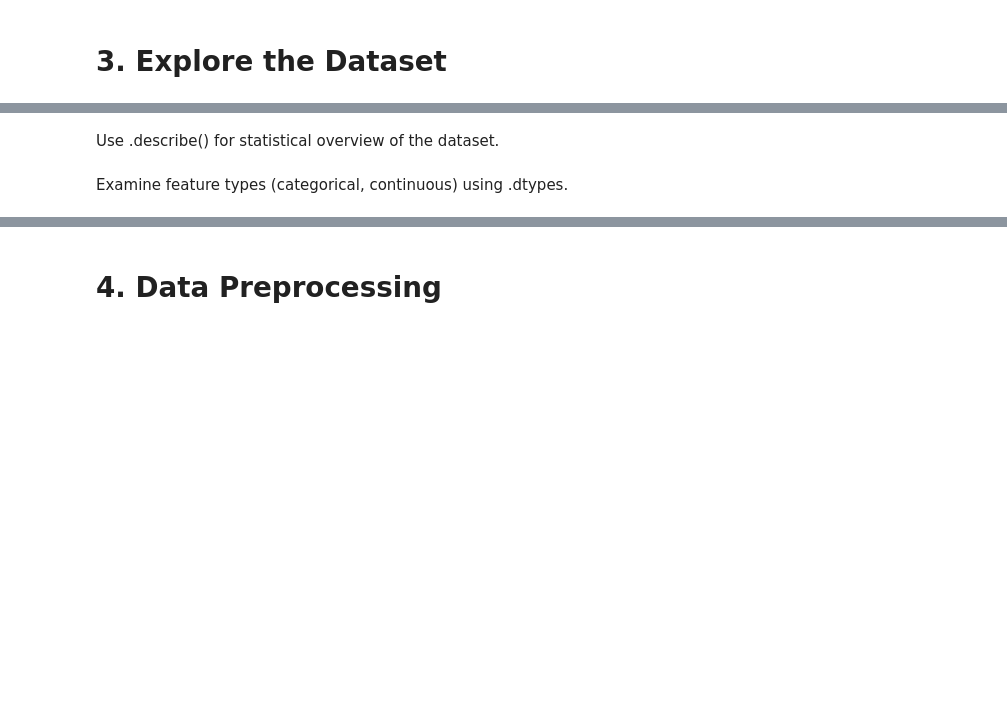
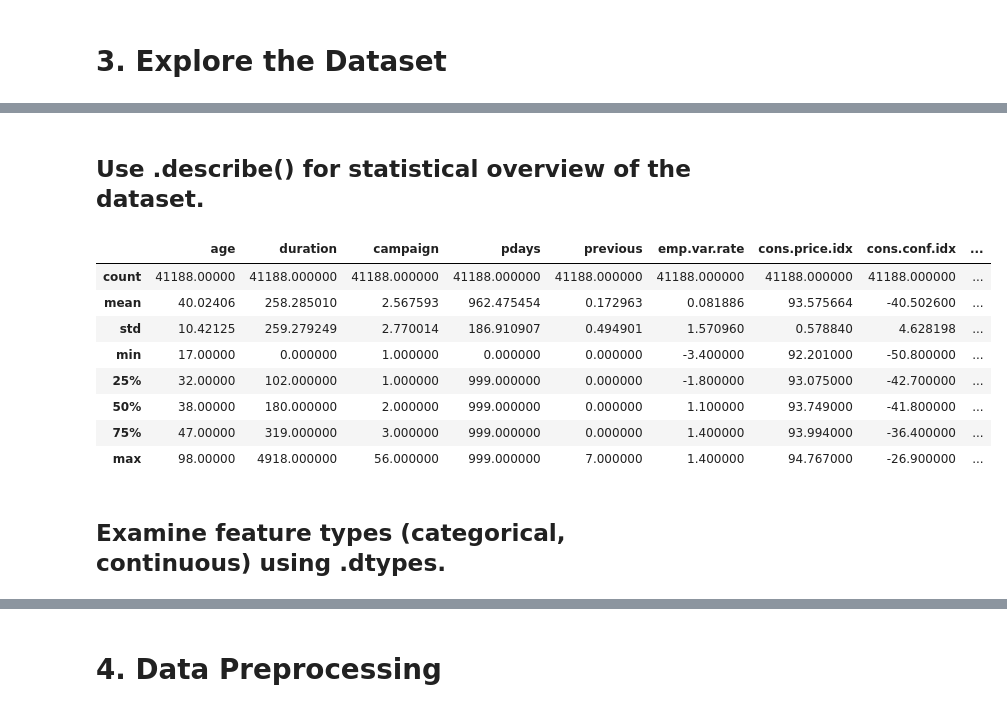
Before and after one commit to vihanga-induwara/Bank-Marketing, a Jupyter notebook: CM2604.ipynb, the cells around one changed output, grey strips where cells are left out. Saved outputs shown, nothing was run; the diff lists cells and outputs as text; code cells hidden in the pictures; blank space fills up the shorter version.

Commit message:
load and explore the data set

```diff
--- a/CM2604.ipynb
+++ b/CM2604.ipynb
@@ -4,6 +4,11 @@
 # **1. Load and Import Libraries**
 # %% [markdown]
 # **2. Load the Dataset**
+# %%
+import pandas as pd
+
+
+data = pd.read_csv("https://raw.githubusercontent.com/vihanga-induwara/Bank-Marketing/main/bank%2Bmarketing/bank-additional/bank-additional/bank-additional-full.csv", sep=";")
 # %% [markdown]
 # **3. Explore the Dataset**
 # %% [markdown]
@@ -15,4 +59,16 @@ Check for class imbalance using .value_counts() on the target variable.
 # %% [markdown]
-Use .describe() for statistical overview of the dataset.
+## **Use .describe() for statistical overview of the dataset.**
+# %%
+data.describe()
+# %% [output]
+|  | age | duration | campaign | pdays | previous | emp.var.rate | cons.price.idx | cons.conf.idx | ... |
+| count | 41188.00000 | 41188.000000 | 41188.000000 | 41188.000000 | 41188.000000 | 41188.000000 | 41188.000000 | 41188.000000 | ... |
+| mean | 40.02406 | 258.285010 | 2.567593 | 962.475454 | 0.172963 | 0.081886 | 93.575664 | -40.502600 | ... |
+| std | 10.42125 | 259.279249 | 2.770014 | 186.910907 | 0.494901 | 1.570960 | 0.578840 | 4.628198 | ... |
+| min | 17.00000 | 0.000000 | 1.000000 | 0.000000 | 0.000000 | -3.400000 | 92.201000 | -50.800000 | ... |
+| 25% | 32.00000 | 102.000000 | 1.000000 | 999.000000 | 0.000000 | -1.800000 | 93.075000 | -42.700000 | ... |
+| 50% | 38.00000 | 180.000000 | 2.000000 | 999.000000 | 0.000000 | 1.100000 | 93.749000 | -41.800000 | ... |
+| 75% | 47.00000 | 319.000000 | 3.000000 | 999.000000 | 0.000000 | 1.400000 | 93.994000 | -36.400000 | ... |
+| max | 98.00000 | 4918.000000 | 56.000000 | 999.000000 | 7.000000 | 1.400000 | 94.767000 | -26.900000 | ... |
 # %% [markdown]
-Examine feature types (categorical, continuous) using .dtypes.
+## **Examine feature types (categorical, continuous) using .dtypes.**
```
Also changed, not shown: parts of 7 cells of this notebook.
